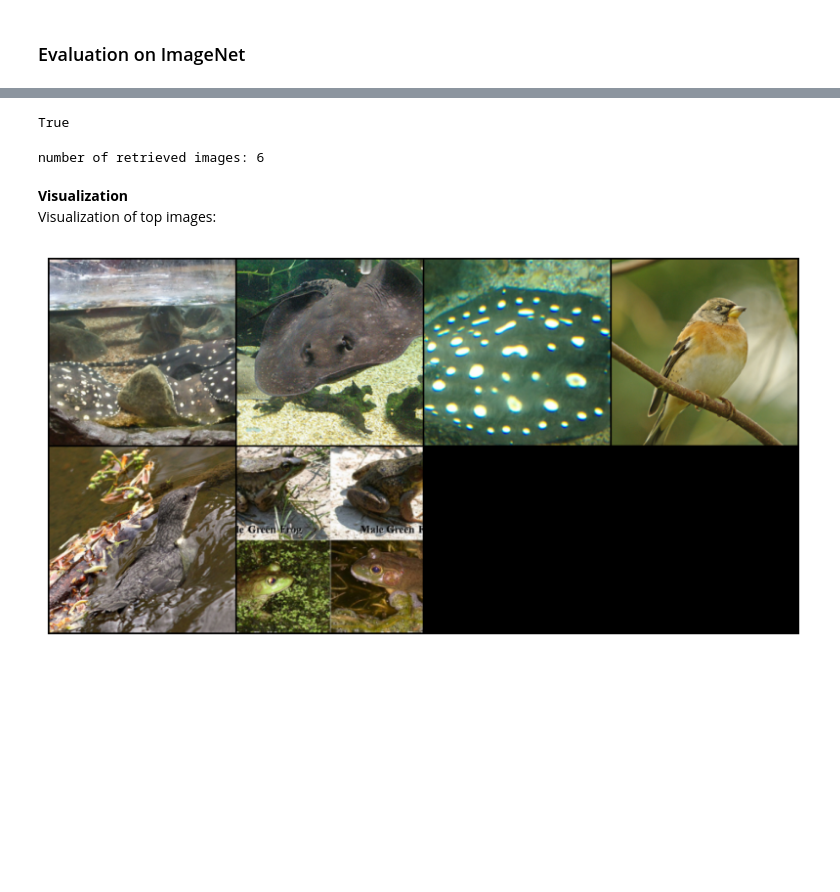
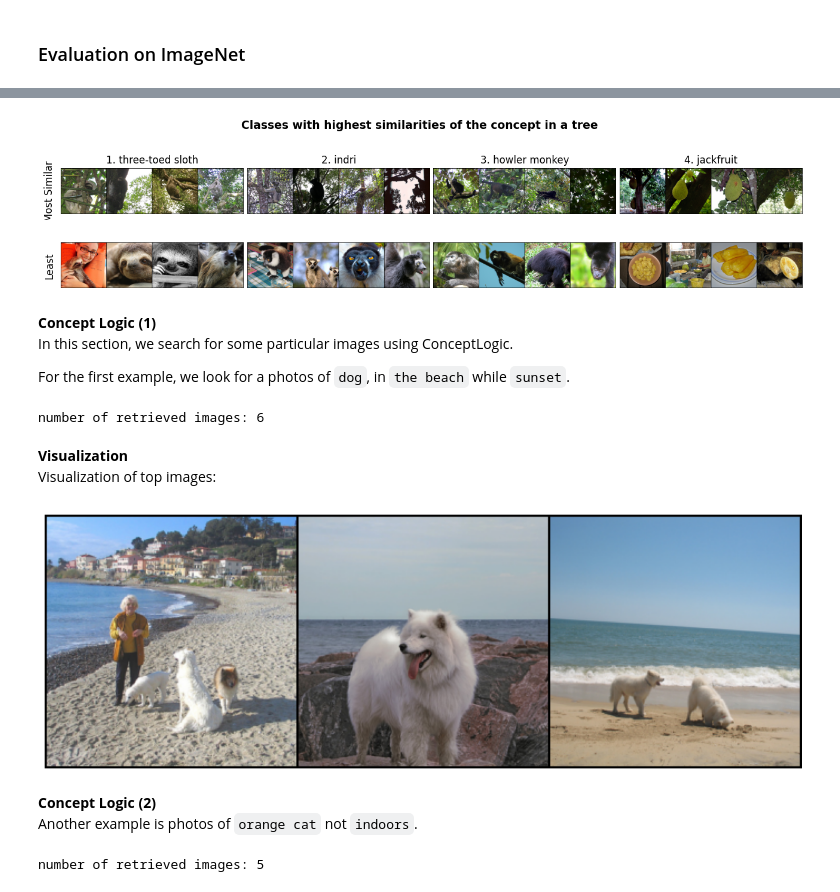
Before and after one commit to k1rezaei/Text-to-concept, a Jupyter notebook: example_search_concept_logic.ipynb, the cells around one changed output, grey strips where cells are left out. Drawn from its saved outputs; the diff is of its cells as text; code cells hidden in the pictures; blank space fills up the shorter version.

```diff
--- a/example_search_concept_logic.ipynb
+++ b/example_search_concept_logic.ipynb
@@ -85,10 +61,10 @@ model.has_normalizer = True
 <b>Initiating Text-To-Concept Object</b><br>
 In this section, we initiate ``TextToConcept`` object which turns the vision encoder (e.g., Resnet50) into a model capable of integrating language and vision. By doing so, we enable the utilization of certain abilities present in vision-language models.
 # %%
-text_to_concept = TextToConcept(model)
+text_to_concept = TextToConcept(model, model_name='resnet50')
 # %% [markdown]
 <b>Loading the Linear Aligner</b><br>
 We can also use an already existing linear aligner, to do so, we use the function ``load_linear_aligner``.
 # %%
-path = '/cmlscratch/krezaei/alignment/extensive_alignment/matrices/pytorch_resnet50-clip_ViT-B_16.pth'
+path = 'imagenet_resnet50_aligner.pth'
 text_to_concept.load_linear_aligner(path)
@@ -119,25 +149,42 @@ visualize_top_images(sorted_inds, 16, 4)
+# %%
+my_utils.visualize_classwise_top_bot_images('in a tree', sims, labels, dset, my_utils.imagenet_classes)
+# %% [output]
+[figure, added]
+[figure, added]
+# %% [markdown]
+<b>Concept Logic (1)</b><br>
+In this section, we search for some particular images using ConceptLogic.
+
+For the first example, we look for a photos of `dog`, in `the beach` while `sunset`.
 # %%
 indices, _ = text_to_concept.concept_logic(
     dset=dset,
+    dset_name='imagenet_val',
     list_of_prompts=[[template.format(c) for template in templates] for c in ['a dog', 'the beach', 'the sunset']],
     signs=[1, 1, 1],
     scales=[1.8, 1.5, 1.5])
 
 print(f'number of retrieved images: {len(indices)}')
 # %% [output]
-True
+number of retrieved images: 6
-number of retrieved images: 6
 # %% [markdown]
 <b>Visualization</b><br>
 Visualization of top images:
 # %%
-visualize_top_images(indices, 6, 2)
+my_utils.visualize_top_images(indices, dset, 3, 3)
 # %% [output]
-[figure, old version]
+[figure, new version]
+# %% [markdown]
+<b>Concept Logic (2)</b><br>
+Another example is photos of `orange cat` not `indoors`.
 # %%
-
 indices, _ = text_to_concept.concept_logic(
     dset=dset,
+    dset_name='imagenet_val',
     list_of_prompts=[[template.format(c) for template in templates] for c in ['a cat', 'orange', 'indoors']],
     signs=[1, 1, -1],
-    scales=[3, 2, 0])
+    scales=[2.5, 1.5, 0])
+
+print(f'number of retrieved images: {len(indices)}')
+# %% [output]
+number of retrieved images: 5
```
Also changed, not shown: parts of 17 cells of this notebook, 5 other files.
